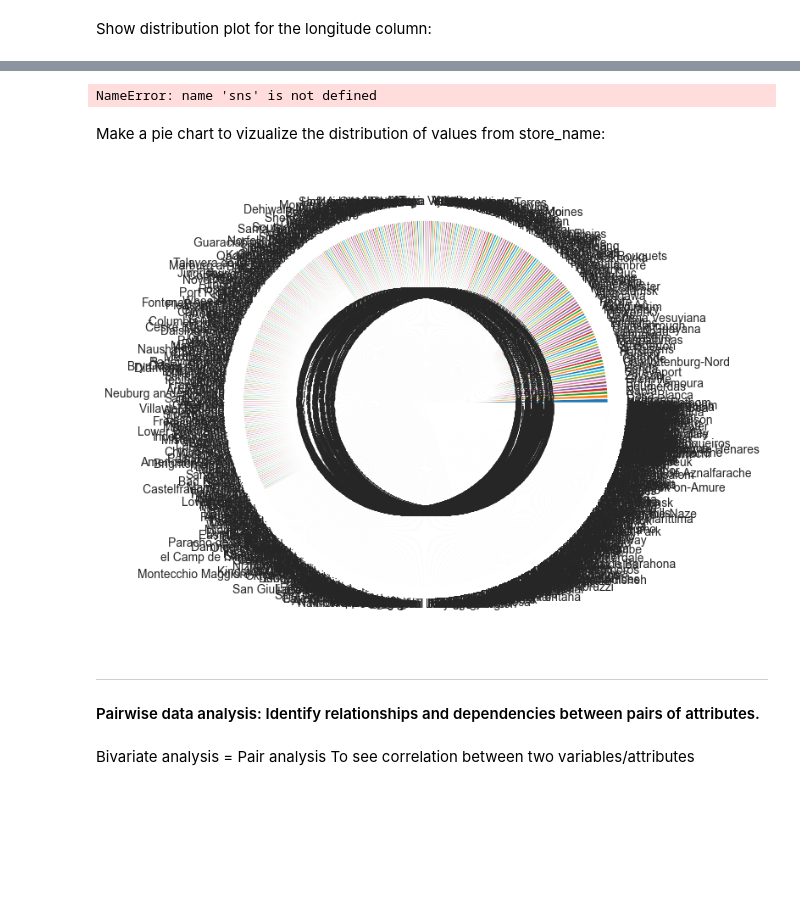
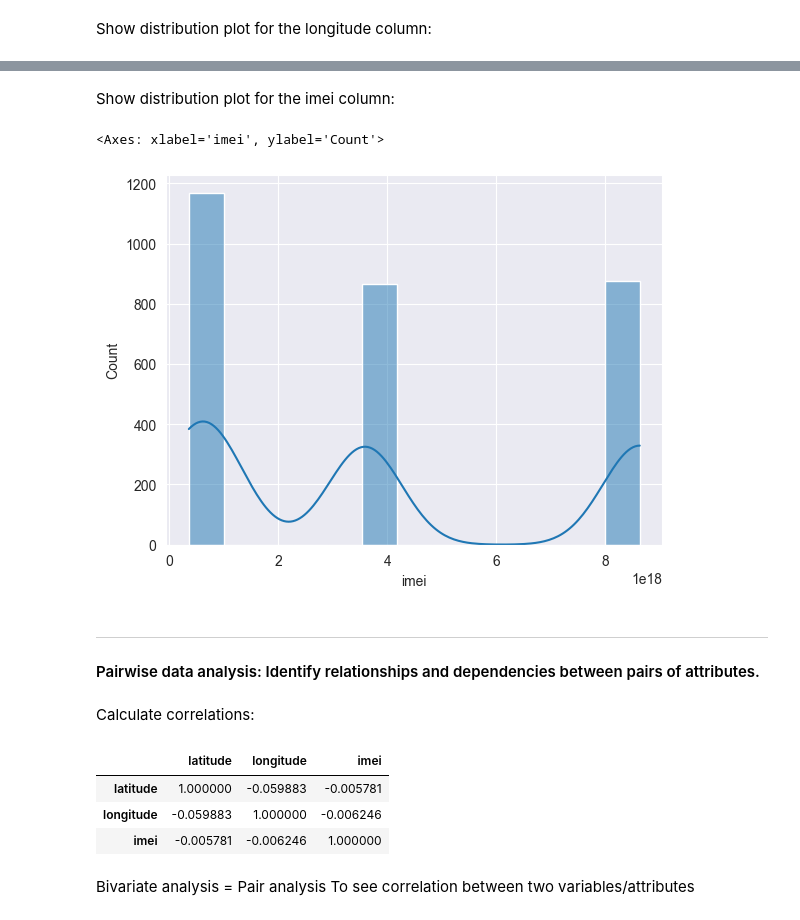
Before and after one commit to mariamatusiskova/IAU_project, a Jupyter notebook: datasets/devices.ipynb, the cells around one changed output, grey strips where cells are left out. Cells and saved outputs as stored; diff of their text form; code cells hidden in the pictures; blank space fills up the shorter version.

```diff
--- a/datasets/devices.ipynb
+++ b/datasets/devices.ipynb
@@ -213,19 +208,23 @@ Create a boxplot for column location:
-# %%
-sns.boxplot(devices['location'], ax=ax)
-# %% [output]
-NameError: name 'sns' is not defined
-# %% [markdown]
-Make a pie chart to vizualize the distribution of values from store_name:
-# %%
-username_distribution = devices['store_name'].value_counts()
-plt.figure(figsize=(10,7))
-username_distribution.plot(kind='pie', autopct='%1.3f%%')
-plt.show()
-# %% [output]
-[figure, removed]
+# %% [markdown]
+Show distribution plot for the imei column:
+# %%
+sns.histplot(devices['imei'], kde=True)
+# %% [output]
+<Axes: xlabel='imei', ylabel='Count'>
+[figure, added]
 # %% [markdown]
 ---------------------------------------------------
 #### Pairwise data analysis: Identify relationships and dependencies between pairs of attributes.
+# %% [markdown]
+Calculate correlations:
+# %%
+devices_data = devices.drop(columns=['store_name', 'code', 'location'])
+devices_data.corr()
+# %% [output]
+|  | latitude | longitude | imei |
+| latitude | 1.000000 | -0.059883 | -0.005781 |
+| longitude | -0.059883 | 1.000000 | -0.006246 |
+| imei | -0.005781 | -0.006246 | 1.000000 |
 # %% [markdown]
 
 Bivariate analysis = Pair analysis
```
Also changed, not shown: parts of 7 cells of this notebook, 3 other files.
